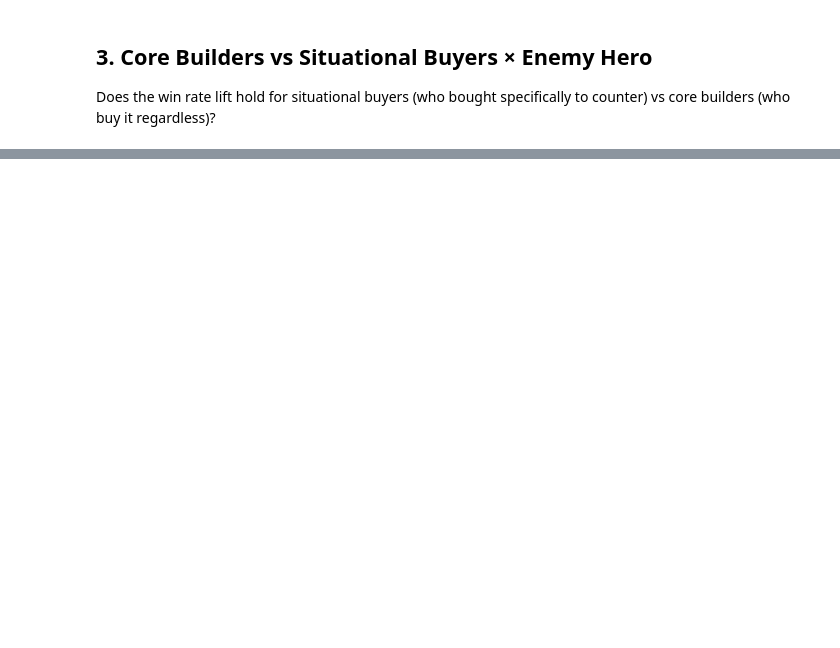
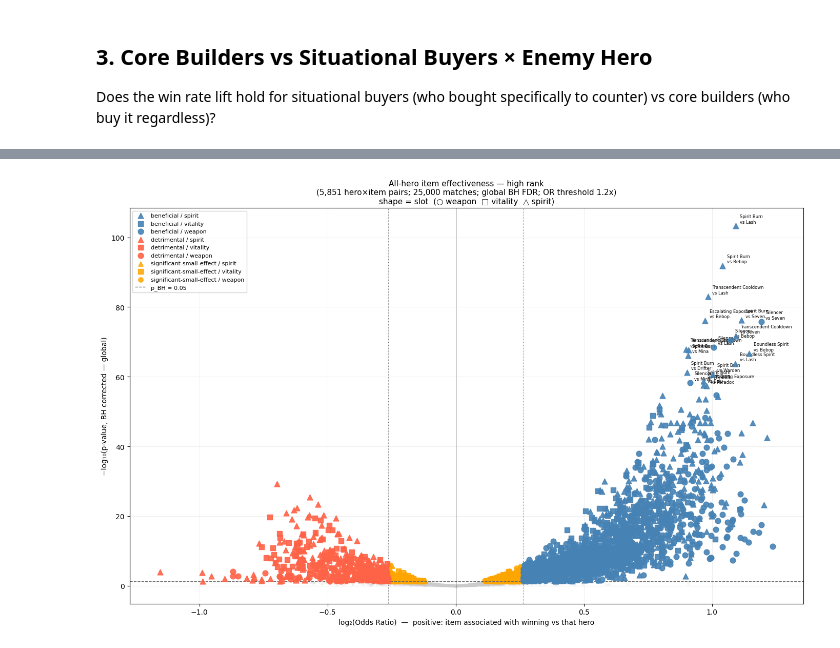
Before and after one commit to swstevens/604-Final-Deadlock-Item-Effectiveness-Study, a Jupyter notebook: final.ipynb, the cells around one changed output, grey strips where cells are left out. Drawn from its saved outputs; the diff is of its cells as text; code cells hidden in the pictures; blank space fills up the shorter version.

```diff
--- a/final.ipynb
+++ b/final.ipynb
@@ -301,0 +453,49 @@ plt.show()
+# %%
+palette      = {'beneficial': 'steelblue', 'detrimental': 'tomato',
+                'significant-small-effect': 'orange', 'non-significant': '#cccccc'}
+z_order      = {'non-significant': 1, 'significant-small-effect': 2, 'detrimental': 3, 'beneficial': 4}
+sizes  = {'beneficial': 60, 'detrimental': 60, 'significant-small-effect': 45, 'non-significant': 7}
+alphas = {'beneficial': 0.9, 'detrimental': 0.9, 'significant-small-effect': 0.85, 'non-significant': 0.12}
+slot_markers = {'weapon': 'o', 'vitality': 's', 'spirit': '^', 'unknown': 'D'}
+
+fig, ax = plt.subplots(figsize=(14, 9))
+
+for cat, grp in vdf.groupby('category'):
+    for slot, sgrp in grp.groupby('slot_type'):
+        ax.scatter(sgrp['log2_or'], sgrp['neg_log10_bh'],
+                   c=palette[cat], marker=slot_markers.get(slot, 'o'),
+                   alpha=alphas[cat], s=sizes[cat], zorder=z_order.get(cat, 2),
+                   label=f'{cat} / {slot}' if cat != 'non-significant' else None)
+
+ax.axhline(-np.log10(VOLCANO_THRESH_P), color='dimgrey', linestyle='--', linewidth=1,
+           label=f'p_BH = {VOLCANO_THRESH_P}')
+ax.axvline( log2_thresh, color='dimgrey', linestyle=':', linewidth=0.8)
+ax.axvline(-log2_thresh, color='dimgrey', linestyle=':', linewidth=0.8)
+ax.axvline(0,            color='black',   linewidth=0.5)
+
+sig_top = vdf[vdf['category'].isin(['beneficial', 'detrimental'])].nlargest(20, 'neg_log10_bh')
+for _, row in sig_top.iterrows():
+    ax.annotate(f"{row['item']}\nvs {row['hero']}",
+                xy=(row['log2_or'], row['neg_log10_bh']),
+                xytext=(6, 4), textcoords='offset points',
+                fontsize=6, color='black',
+                arrowprops=dict(arrowstyle='-', color='grey', lw=0.4))
+
+n_matches = players_df['match_id'].nunique()
+ax.set_xlabel('log₂(Odds Ratio)  —  positive: item associated with winning vs that hero', fontsize=10)
+ax.set_ylabel('−log₁₀(p-value, BH corrected — global)', fontsize=10)
+ax.set_title(
+    f'All-hero item effectiveness — high rank\n'
+    f'({len(vdf):,} hero×item pairs; {n_matches:,} matches; global BH FDR; OR threshold {VOLCANO_THRESH_OR}x)\n'
+    f'shape = slot  (○ weapon  □ vitality  △ spirit)',
+    fontsize=11,
+)
+handles, labels = ax.get_legend_handles_labels()
+ax.legend(dict(zip(labels, handles)).values(), dict(zip(labels, handles)).keys(),
+          loc='upper left', fontsize=8, framealpha=0.85)
+ax.grid(alpha=0.2)
+plt.tight_layout()
+plt.savefig(f'{FIGURES_DIR}/04_volcano_high_rank.png', dpi=150, bbox_inches='tight')
+plt.show()
+# %% [output]
+[figure, added]
```
Also changed, not shown: parts of 8 cells of this notebook, 5 other files.
